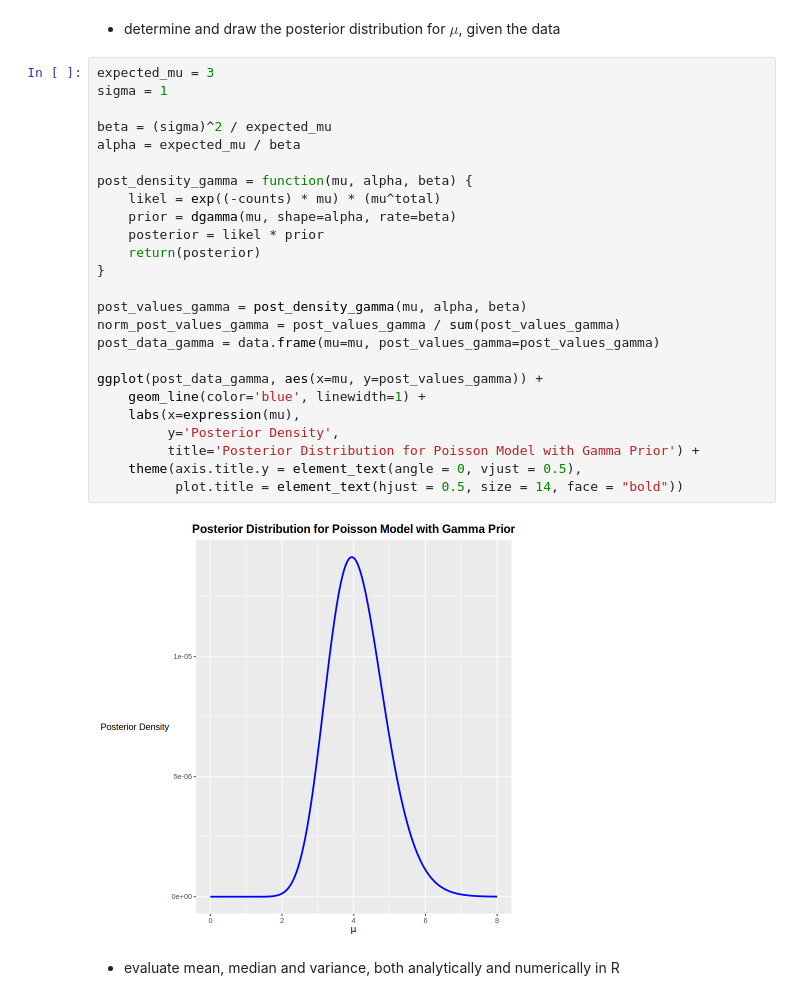
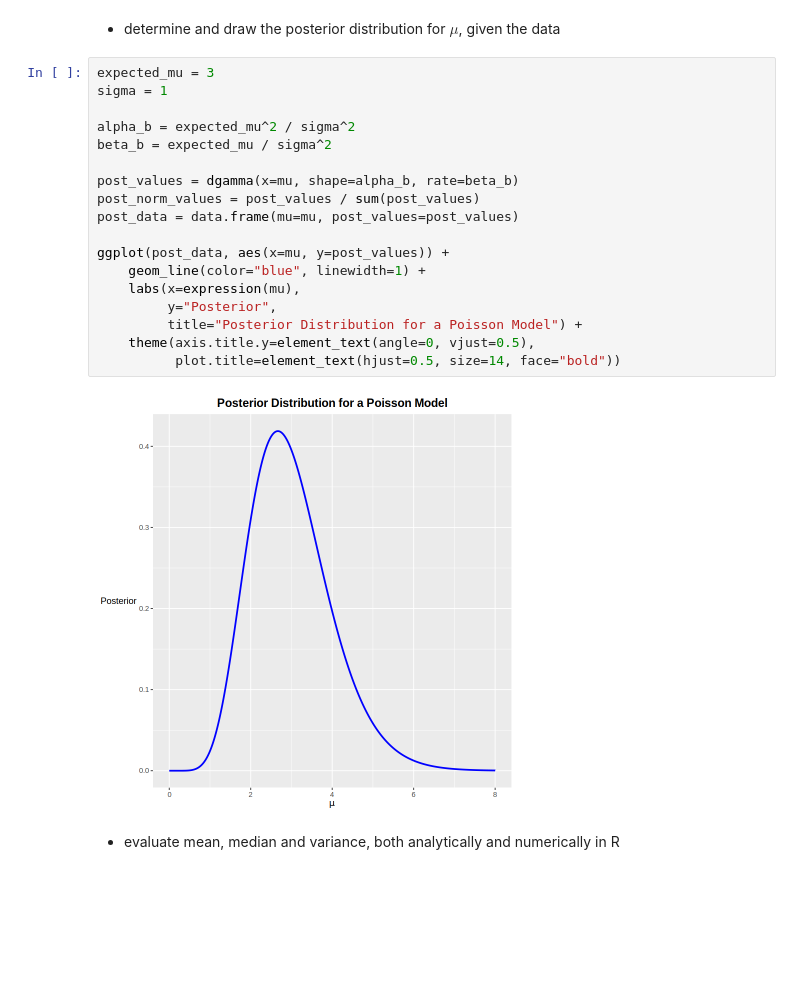
Before and after one commit to Alcadis/ASPA, a Jupyter notebook: Ex3/Untitled.ipynb, the cells around one changed output. Saved outputs shown, nothing was run; the diff lists cells and outputs as text; blank space fills up the shorter version.

```diff
--- a/Ex3/Untitled.ipynb
+++ b/Ex3/Untitled.ipynb
@@ -68,33 +66,26 @@ Table: Analytical and Numerical Results
 b) assuming a Gamma prior such that the expected value is $\mu = 3$ with a standard deviation $\sigma = 1$
 # %% [markdown]
 - determine and draw the posterior distribution for $\mu$, given the data
-# %%
-expected_mu = 3
-sigma = 1
-
-beta = (sigma)^2 / expected_mu
-alpha = expected_mu / beta
-
-post_density_gamma = function(mu, alpha, beta) {
-    likel = exp((-counts) * mu) * (mu^total)
-    prior = dgamma(mu, shape=alpha, rate=beta)
-    posterior = likel * prior
-    return(posterior)
-}
-
-post_values_gamma = post_density_gamma(mu, alpha, beta)
-norm_post_values_gamma = post_values_gamma / sum(post_values_gamma)
-post_data_gamma = data.frame(mu=mu, post_values_gamma=post_values_gamma)
-
-ggplot(post_data_gamma, aes(x=mu, y=post_values_gamma)) +
-    geom_line(color='blue', linewidth=1) +
-    labs(x=expression(mu),
-         y='Posterior Density',
-         title='Posterior Distribution for Poisson Model with Gamma Prior') +
-    theme(axis.title.y = element_text(angle = 0, vjust = 0.5),
-          plot.title = element_text(hjust = 0.5, size = 14, face = "bold"))
-# %% [output]
-[figure, removed]
+# %%
+expected_mu = 3
+sigma = 1
+
+alpha_b = expected_mu^2 / sigma^2
+beta_b = expected_mu / sigma^2
+
+post_values = dgamma(x=mu, shape=alpha_b, rate=beta_b)
+post_norm_values = post_values / sum(post_values)
+post_data = data.frame(mu=mu, post_values=post_values)
+
+ggplot(post_data, aes(x=mu, y=post_values)) +
+    geom_line(color="blue", linewidth=1) +
+    labs(x=expression(mu),
+         y="Posterior",
+         title="Posterior Distribution for a Poisson Model") +
+    theme(axis.title.y=element_text(angle=0, vjust=0.5),
+          plot.title=element_text(hjust=0.5, size=14, face="bold"))
+# %% [output]
+[figure, added]
 # %% [markdown]
 - evaluate mean, median and variance, both analytically and numerically in R
 # %%
```
Also changed, not shown: parts of 6 cells of this notebook.
